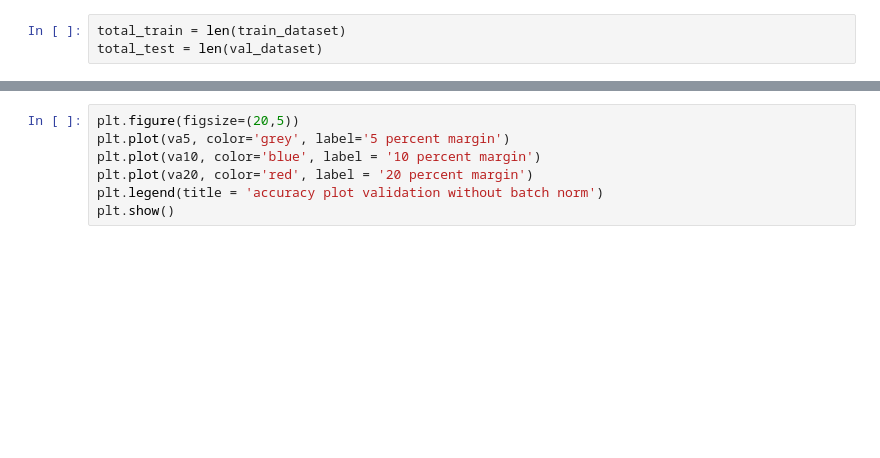
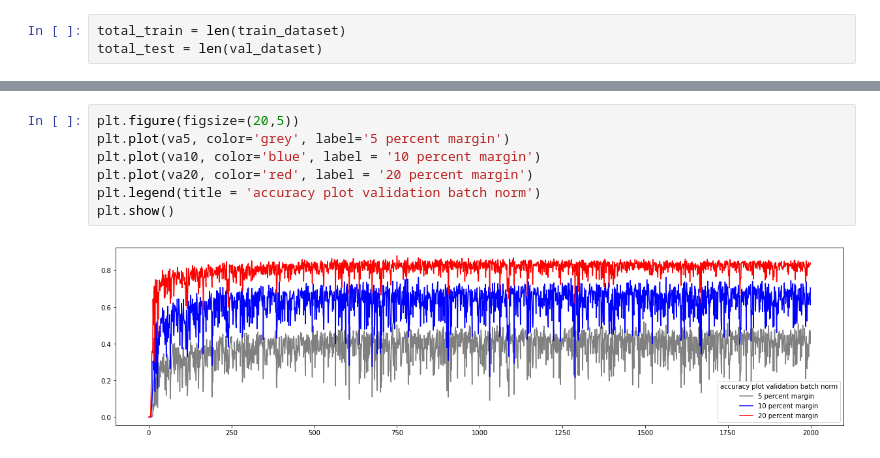
Before and after one commit to indylab/Circuit-Synthesis, a Jupyter notebook: Training loss visual.ipynb, the cells around one changed output, grey strips where cells are left out. Drawn from its saved outputs; the diff is of its cells as text; blank space fills up the shorter version.

```diff
--- a/Training loss visual.ipynb
+++ b/Training loss visual.ipynb
@@ -191,10 +164,12 @@ NameError: name 'plt' is not defined
 # %%
 plt.figure(figsize=(20,5))
 plt.plot(va5, color='grey', label='5 percent margin')
 plt.plot(va10, color='blue', label = '10 percent margin')
 plt.plot(va20, color='red', label = '20 percent margin')
-plt.legend(title = 'accuracy plot validation without batch norm')
+plt.legend(title = 'accuracy plot validation batch norm')
 plt.show()
+# %% [output]
+[figure, added]
 # %%
 plt.figure(figsize=(20,5))
 plt.plot(train_loss, color='grey', label='train loss')
```
Also changed, not shown: parts of 22 cells of this notebook, 4 other files.
